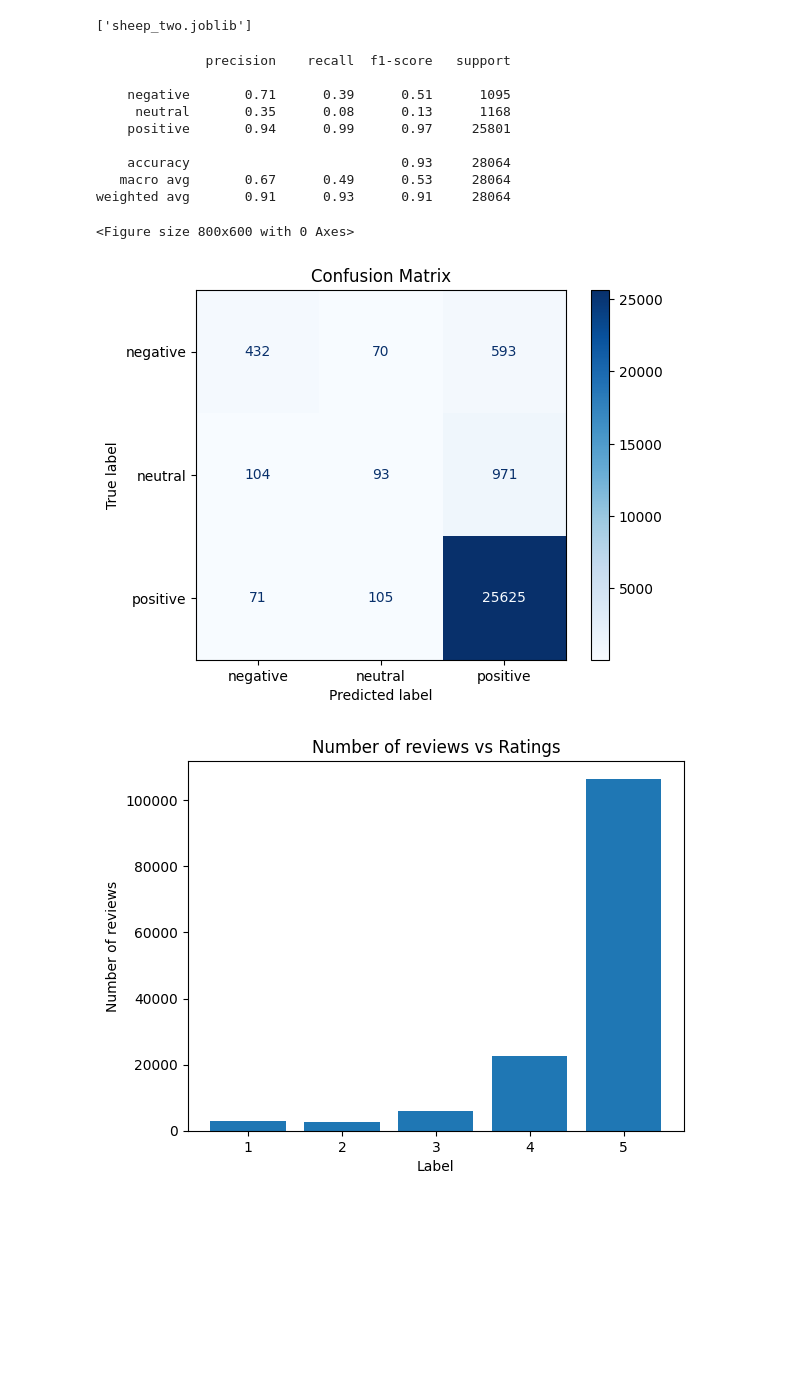
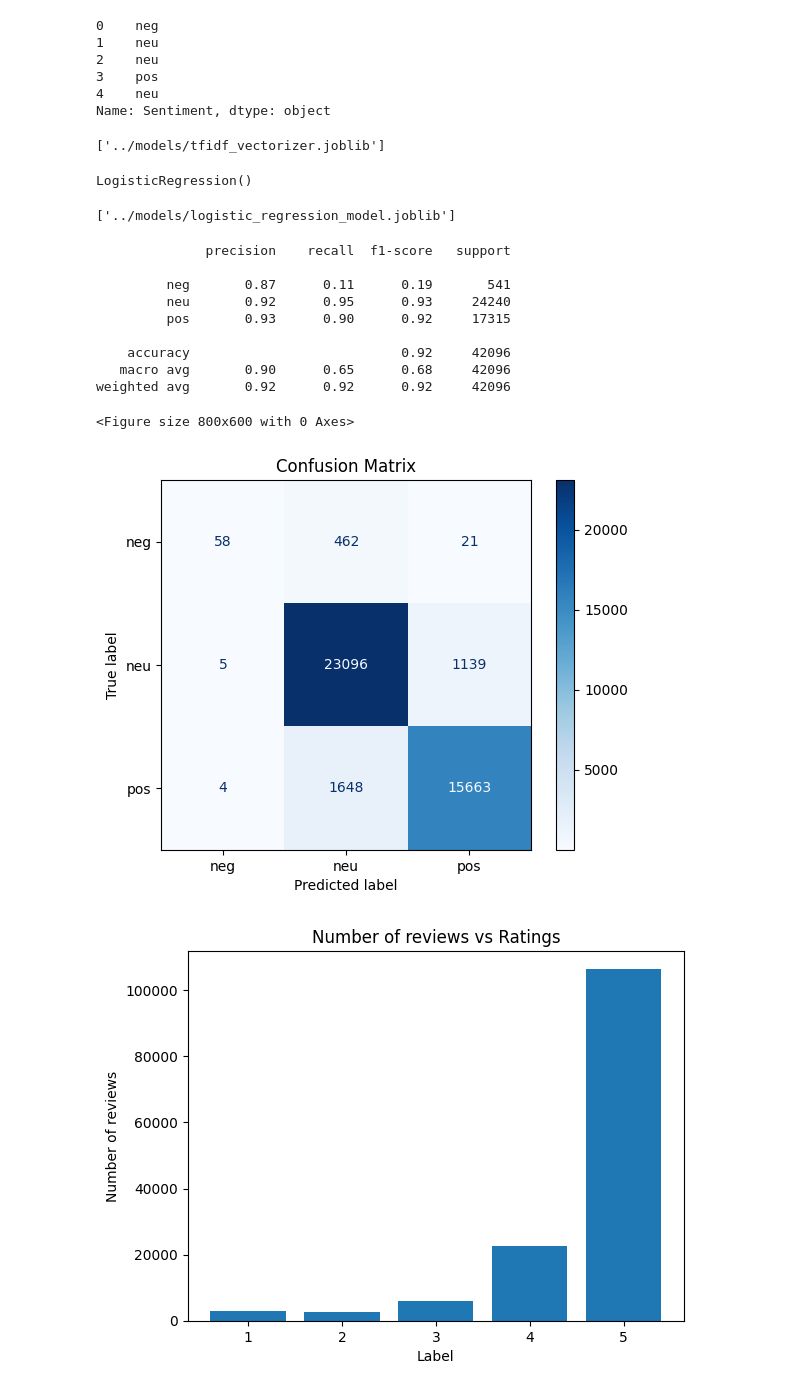
Before and after one commit to satwikkaushik/SentimentAnalysis, a Jupyter notebook: notebooks/Training.ipynb, the cells around one changed output. Saved outputs shown, nothing was run; the diff lists cells and outputs as text; code cells hidden in the pictures; blank space fills up the shorter version.

Commit message:
Added new code in for training

```diff
--- a/notebooks/Training.ipynb
+++ b/notebooks/Training.ipynb
@@ -56,35 +85,66 @@ dump(tfidf, 'tfidf_vectorizer.joblib')
+# %%
+# applying rule based sentiment analysis(VADER)
+df["Sentiment"] = df["Processed"].apply(analyze_sentiment)
+print(df.head(5)["Sentiment"])
+# %% [output]
+0    neg
+1    neu
+2    neu
+3    pos
+4    neu
+Name: Sentiment, dtype: object
+# %%
+# feature extraction using TF-IDF Vectorization
+
+tfidf_vectorizer = TfidfVectorizer(max_features=1000)
+X = tfidf_vectorizer.fit_transform(df["Processed"]).toarray()
+Y = df["Sentiment"]
+# %%
+# saving TfidfVectorizer
+joblib.dump(tfidf_vectorizer, "../models/tfidf_vectorizer.joblib")
+# %% [output]
+['../models/tfidf_vectorizer.joblib']
 # %%
-# Split dataset
-X_train, X_test, y_train, y_test = train_test_split(X, y, test_size=0.2, random_state=42)
+# splitting dataset
+
+X_train, X_test, Y_train, Y_test = train_test_split(X, Y, test_size=0.3, random_state=42)
 # %%
-# Model Training
+# model training
+
 model = LogisticRegression()
-model.fit(X_train, y_train)
-
-# Saving the model
-dump(model, 'sheep_two.joblib')
+model.fit(X_train, Y_train)
 # %% [output]
-['sheep_two.joblib']
+LogisticRegression()
+# %%
+# saving model
+
+joblib.dump(model, "../models/logistic_regression_model.joblib")
+# %% [output]
+['../models/logistic_regression_model.joblib']
+# %%
+# evaluating model
+
+prediction_result = model.predict(X_test)
+eval_result = classification_report(Y_test, prediction_result)
+print(eval_result)
+# %% [output]
+              precision    recall  f1-score   support
+
+         neg       0.87      0.11      0.19       541
+         neu       0.92      0.95      0.93     24240
+         pos       0.93      0.90      0.92     17315
+
+    accuracy                           0.92     42096
+   macro avg       0.90      0.65      0.68     42096
+weighted avg       0.92      0.92      0.92     42096
 # %%
-# Evaluation
-predictions = model.predict(X_test)
-print(classification_report(y_test, predictions))
+# confusion matrix
 
-# Plotting the confusion matrix
 plt.figure(figsize=(8, 6))
-ConfusionMatrixDisplay.from_estimator(model, X_test, y_test, cmap=plt.cm.Blues)
+ConfusionMatrixDisplay.from_estimator(model, X_test, Y_test, cmap=plt.cm.Blues)
 plt.title('Confusion Matrix')
 plt.show()
 # %% [output]
-              precision    recall  f1-score   support
-
-    negative       0.71      0.39      0.51      1095
-     neutral       0.35      0.08      0.13      1168
-    positive       0.94      0.99      0.97     25801
-
-    accuracy                           0.93     28064
-   macro avg       0.67      0.49      0.53     28064
-weighted avg       0.91      0.93      0.91     28064
+<Figure size 800x600 with 0 Axes>
-<Figure size 800x600 with 0 Axes>
-[figure, old version]
+[figure, new version]
 # %%
```
Also changed, not shown: parts of 12 cells of this notebook, 11 other files.
